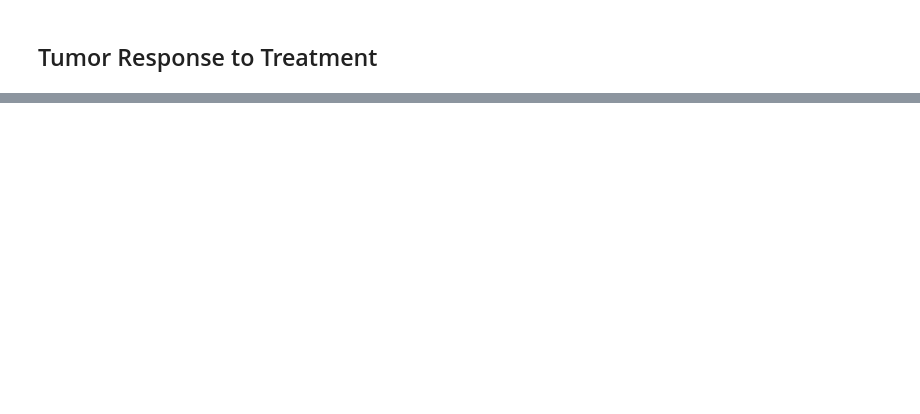
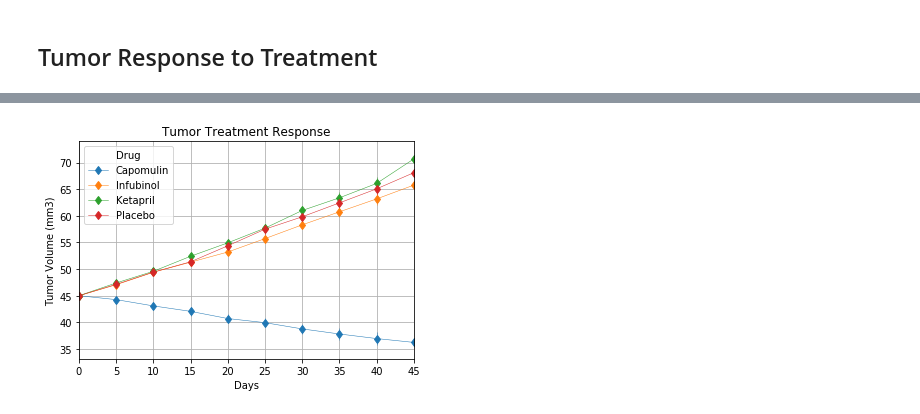
Before and after one commit to pro4424/matplotlib-challenge, a Jupyter notebook: Pymaceuticals/pymaceuticals.ipynb, the cells around one changed output, grey strips where cells are left out. Drawn from its saved outputs; the diff is of its cells as text; code cells hidden in the pictures; blank space fills up the shorter version.

```diff
--- a/Pymaceuticals/pymaceuticals.ipynb
+++ b/Pymaceuticals/pymaceuticals.ipynb
@@ -47,0 +141,10 @@ tum_mean_df[0:5]
+# %%
+
+# Create a dataframe and store the Standard Error of Tumor Volumes Grouped by Drug and Timepoint
+
+tum_err = pd.DataFrame(datamerge_data.groupby(['Drug', 'Timepoint'])['Tumor Volume (mm3)'].sem())
+tum_err = tum_err.reset_index()
+
+# Preview DataFrame
+
+tum_err.head()
@@ -47,0 +158,13 @@ tum_mean_df[0:5]
+# %%
+
+# Minor Data Munging to Re-Format the Data Frames
+
+tum_avg = tum_avg.pivot(values='Tumor Volume (mm3)', index='Timepoint', columns='Drug')
+tum_err = tum_err.pivot(values='Tumor Volume (mm3)', index='Timepoint', columns='Drug')
+
+# Preview that Reformatting worked
+
+display(tum_avg)
+display(tum_err)
+
+tum_avg.dtypes
@@ -47,0 +208,20 @@ tum_mean_df[0:5]
+# %%
+# Generate the Plot and create DataFrames First
+
+tum_study_mean_df = tum_avg[["Capomulin", "Infubinol", "Ketapril", "Placebo"]]
+tum_study_error_df = tum_err[["Capomulin", "Infubinol", "Ketapril", "Placebo"]]
+
+tum_study_mean_df.plot(kind="line", use_index=True, grid=True, yerr=tum_study_error_df, marker="d",
+                      linewidth=0.5)
+
+plt.title("Tumor Treatment Response")
+plt.xlabel("Days")
+plt.ylabel("Tumor Volume (mm3)")
+
+# Save the Figure
+plt.savefig("TumorPlots.png")
+
+# Show the Figure
+plt.show()
+# %% [output]
+[figure, added]
```
Also changed, not shown: parts of 10 cells of this notebook, 1 other file.
